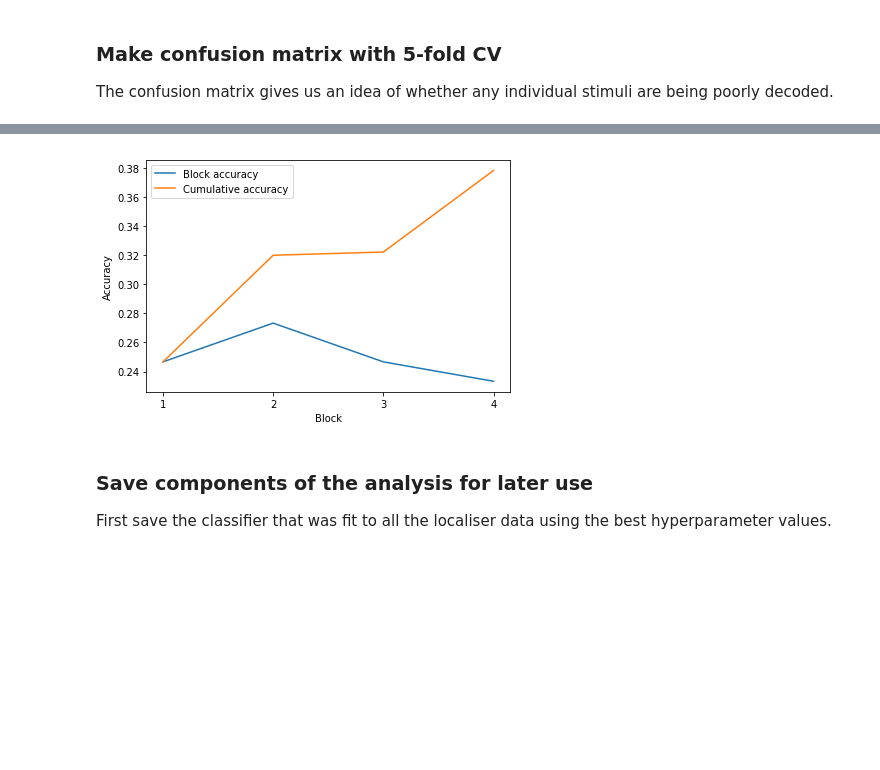
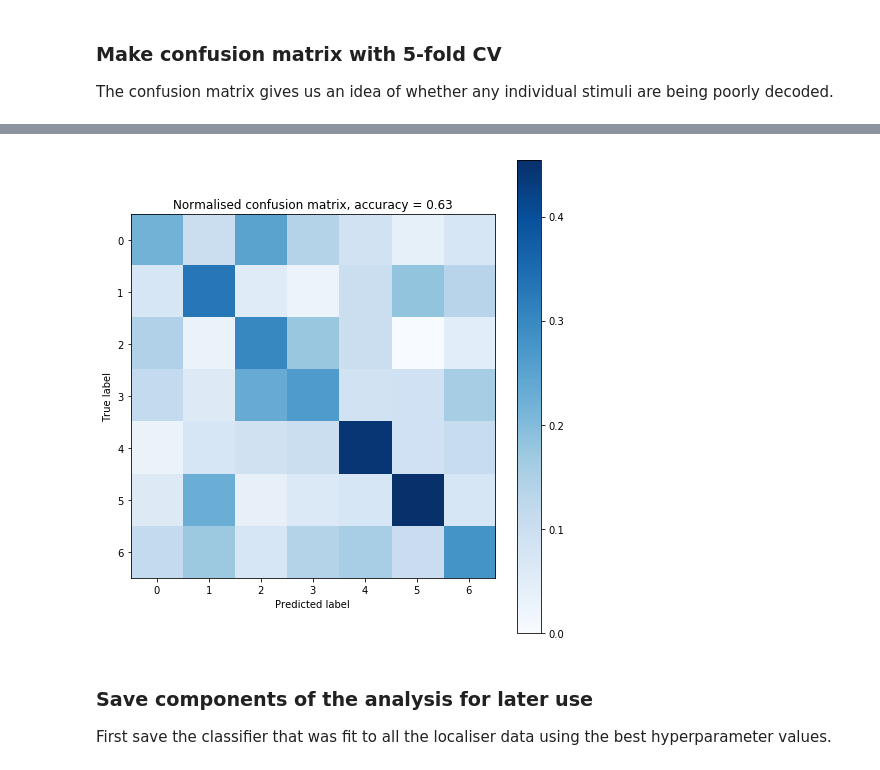
Before and after one commit to tobywise/EEG_replay, a Jupyter notebook: notebooks/eeg_localiser.ipynb, the cells around one changed output, grey strips where cells are left out. Cells and saved outputs as stored; diff of their text form; code cells hidden in the pictures; blank space fills up the shorter version.

```diff
--- a/notebooks/eeg_localiser.ipynb
+++ b/notebooks/eeg_localiser.ipynb
@@ -297,13 +286,7 @@ for i in range(4):
-# %%
-plt.plot(block_accuracy, label='Block accuracy')
-plt.plot(cumulative_accuracy, label='Cumulative accuracy')
-plt.xlabel("Block")
-plt.ylabel("Accuracy")
-plt.legend()
-plt.xticks(range(4), range(1, 5));
-plt.tight_layout()
-# %% [output]
-[figure, removed]
+# %%
+plot_confusion_matrix(mean_conf_mat[:7, :7], title='Normalised confusion matrix, accuracy = {0}'.format(np.round(mean_accuracy, 2)))
+# %% [output]
+[figure, added]
 # %% [markdown]
 ### Save components of the analysis for later use
 
```
Also changed, not shown: parts of 15 cells of this notebook, 2 other files.
